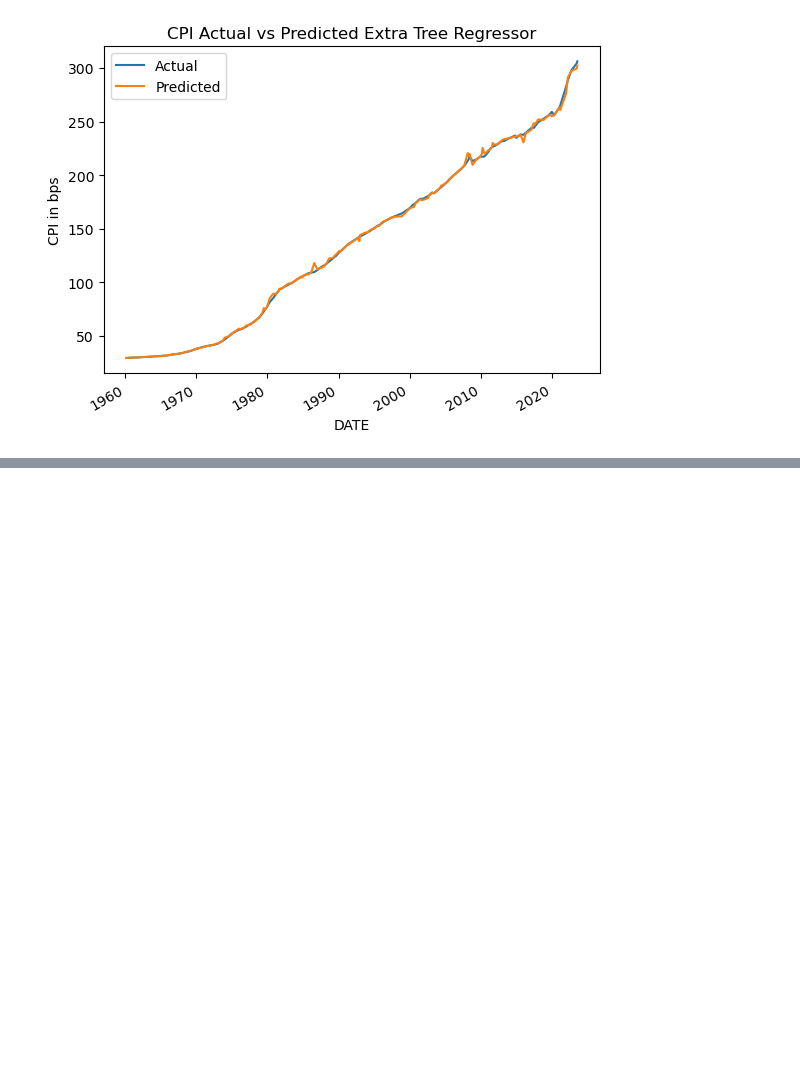
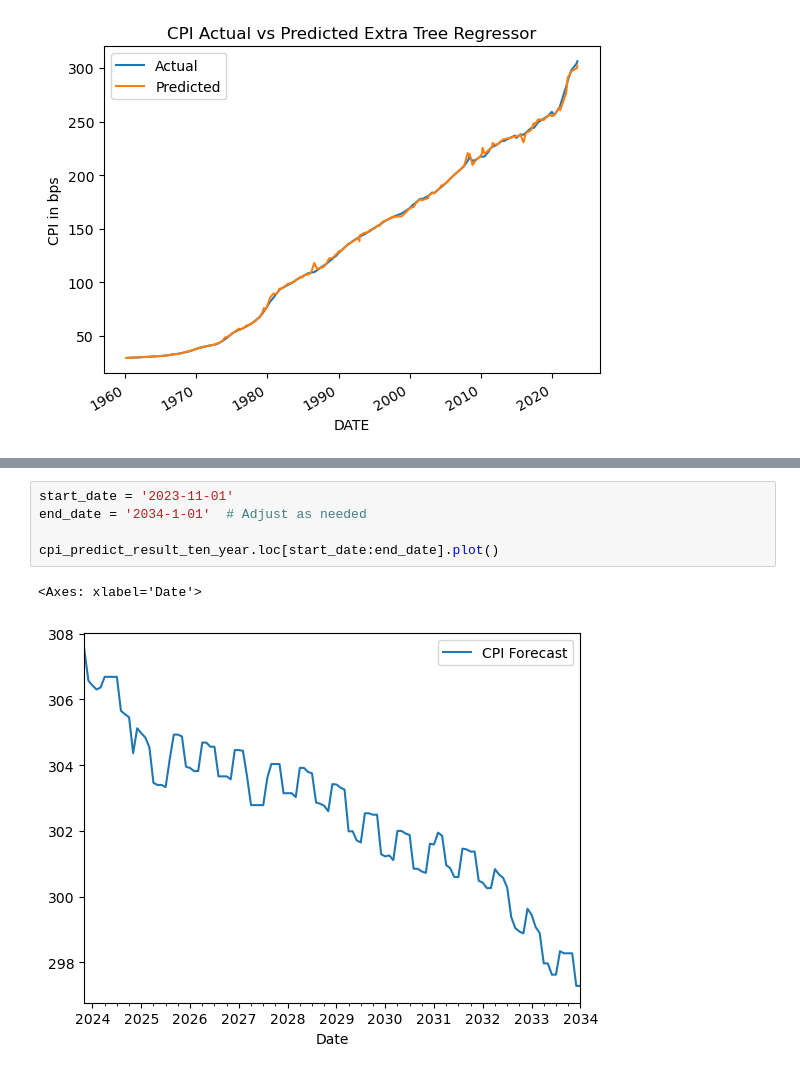
Before and after one commit to t-sullivan/Project-2, a Jupyter notebook: ExtraTreeRegressor.ipynb, the cells around one changed output, grey strips where cells are left out. Cells and saved outputs as stored; diff of their text form; blank space fills up the shorter version.

```diff
--- a/ExtraTreeRegressor.ipynb
+++ b/ExtraTreeRegressor.ipynb
@@ -125,0 +224,8 @@ results_df.plot(title = 'CPI Actual vs Predicted Extra Tree Regressor', ylabel =
+# %%
+start_date = '2023-11-01'
+end_date = '2034-1-01'  # Adjust as needed
+
+cpi_predict_result_ten_year.loc[start_date:end_date].plot()
+# %% [output]
+<Axes: xlabel='Date'>
+[figure, added]
```
Also changed, not shown: parts of 17 cells of this notebook, 1 other file.
